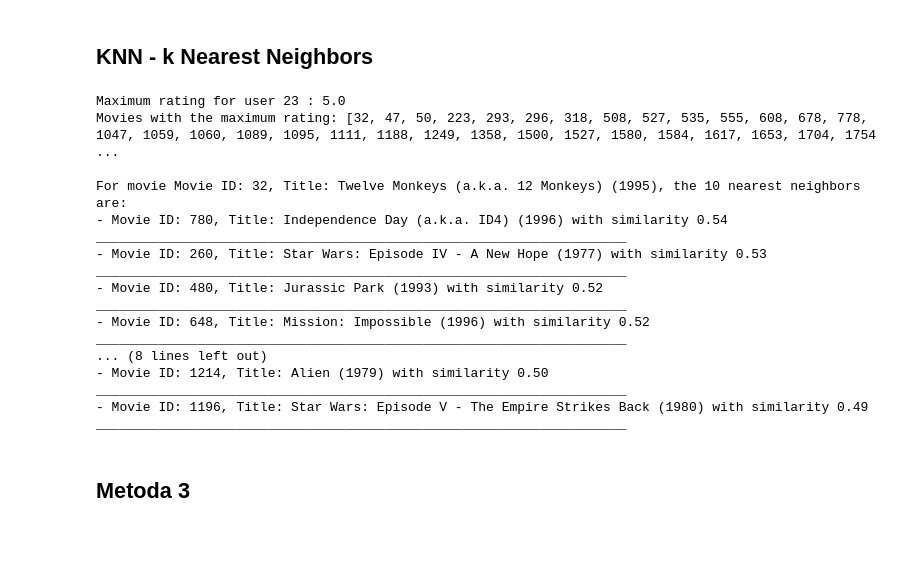
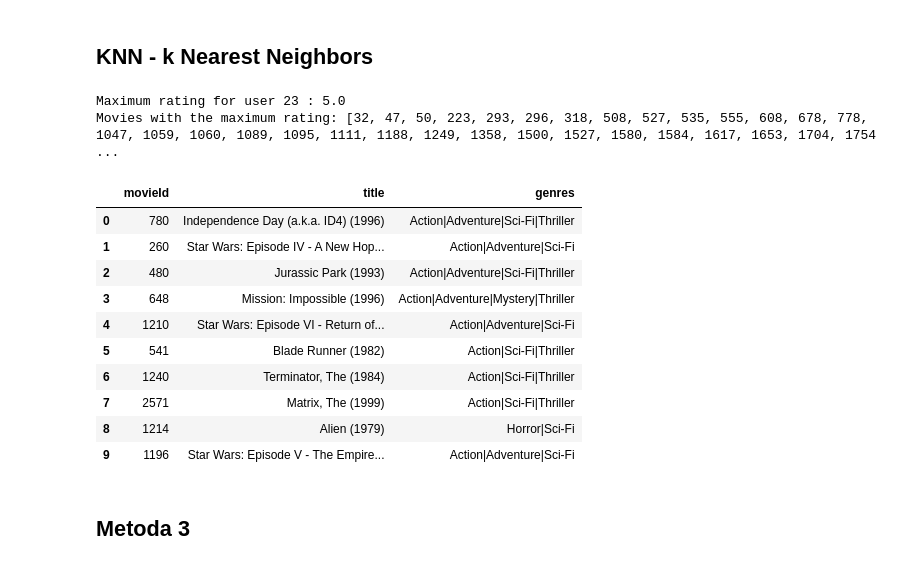
Before and after one commit to ProkopSebastian/recommendation-systems, a Jupyter notebook: src/wyniki.ipynb, the cells around one changed output. Cells and saved outputs as stored; diff of their text form; code cells hidden in the pictures; blank space fills up the shorter version.

```diff
--- a/src/wyniki.ipynb
+++ b/src/wyniki.ipynb
@@ -39,26 +39,35 @@ recommended_movies
 # %% [markdown]
 ## KNN - k Nearest Neighbors
-# %%
-movie_recommender = knn_alg.MovieRecommender(movies, ratings)
-movie_recommender.recommend_movies(user_id, number_of_movies, False)
-# %% [output]
-Maximum rating for user 23 : 5.0
-Movies with the maximum rating: [32, 47, 50, 223, 293, 296, 318, 508, 527, 535, 555, 608, 678, 778, 1047, 1059, 1060, 1089, 1095, 1111, 1188, 1249, 1358, 1500, 1527, 1580, 1584, 1617, 1653, 1704, 1754 ...
-
-For movie Movie ID: 32, Title: Twelve Monkeys (a.k.a. 12 Monkeys) (1995), the 10 nearest neighbors are:
-- Movie ID: 780, Title: Independence Day (a.k.a. ID4) (1996) with similarity 0.54
-____________________________________________________________________
-- Movie ID: 260, Title: Star Wars: Episode IV - A New Hope (1977) with similarity 0.53
-____________________________________________________________________
-- Movie ID: 480, Title: Jurassic Park (1993) with similarity 0.52
-____________________________________________________________________
-- Movie ID: 648, Title: Mission: Impossible (1996) with similarity 0.52
-____________________________________________________________________
-... (8 lines left out)
-- Movie ID: 1214, Title: Alien (1979) with similarity 0.50
-____________________________________________________________________
-- Movie ID: 1196, Title: Star Wars: Episode V - The Empire Strikes Back (1980) with similarity 0.49
-____________________________________________________________________
+# %%
+movie_details_df = pd.DataFrame(columns=['movieId', 'title', 'genres'])
+movie_recommender = knn_alg.MovieRecommender(movies, ratings)
+movie_ids_list = movie_recommender.recommend_movies(user_id, number_of_movies, False)
+
+rows_to_append = []
+for arr in movie_ids_list:
+    for movie_id in arr:
+        movie_row = movies[movies['movieId'] == movie_id]
+        if not movie_row.empty:
+            rows_to_append.append(movie_row.iloc[0])
+
+if rows_to_append:
+    movie_details_df = pd.concat([movie_details_df, pd.DataFrame(rows_to_append)], ignore_index=True)
+
+movie_details_df
+# %% [output]
+Maximum rating for user 23 : 5.0
+Movies with the maximum rating: [32, 47, 50, 223, 293, 296, 318, 508, 527, 535, 555, 608, 678, 778, 1047, 1059, 1060, 1089, 1095, 1111, 1188, 1249, 1358, 1500, 1527, 1580, 1584, 1617, 1653, 1704, 1754 ...
+|  | movieId | title | genres |
+| 0 | 780 | Independence Day (a.k.a. ID4) (1996) | Action|Adventure|Sci-Fi|Thriller |
+| 1 | 260 | Star Wars: Episode IV - A New Hop... | Action|Adventure|Sci-Fi |
+| 2 | 480 | Jurassic Park (1993) | Action|Adventure|Sci-Fi|Thriller |
+| 3 | 648 | Mission: Impossible (1996) | Action|Adventure|Mystery|Thriller |
+| 4 | 1210 | Star Wars: Episode VI - Return of... | Action|Adventure|Sci-Fi |
+| 5 | 541 | Blade Runner (1982) | Action|Sci-Fi|Thriller |
+| 6 | 1240 | Terminator, The (1984) | Action|Sci-Fi|Thriller |
+| 7 | 2571 | Matrix, The (1999) | Action|Sci-Fi|Thriller |
+| 8 | 1214 | Alien (1979) | Horror|Sci-Fi |
+| 9 | 1196 | Star Wars: Episode V - The Empire... | Action|Adventure|Sci-Fi |
 # %% [markdown]
 ## Metoda 3
 # %%
```
Also changed, not shown: parts of 5 cells of this notebook, 2 other files.
